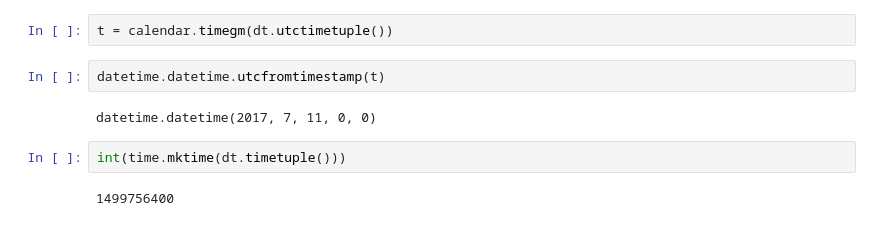
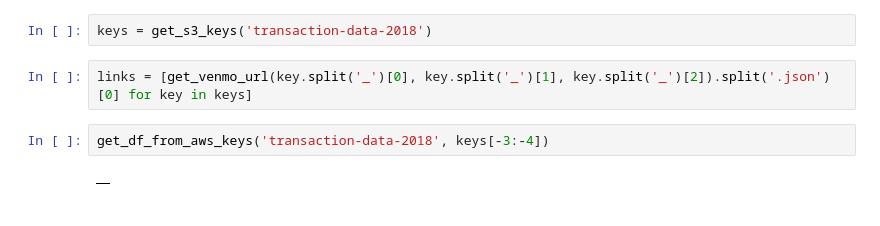
Before and after one commit to ellcrane/venmo, a Jupyter notebook: scrape_venmo.ipynb, the cells around one changed output. Drawn from its saved outputs; the diff is of its cells as text.

```diff
--- a/scrape_venmo.ipynb
+++ b/scrape_venmo.ipynb
@@ -125,10 +144,8 @@ unix1, unix2
-# %%
-t = calendar.timegm(dt.utctimetuple())
-# %%
-datetime.datetime.utcfromtimestamp(t)
-# %% [output]
-datetime.datetime(2017, 7, 11, 0, 0)
-# %%
-int(time.mktime(dt.timetuple()))
-# %% [output]
-1499756400
+# %%
+keys = get_s3_keys('transaction-data-2018')
+# %%
+links = [get_venmo_url(key.split('_')[0], key.split('_')[1], key.split('_')[2]).split('.json')[0] for key in keys]
+# %%
+get_df_from_aws_keys('transaction-data-2018', keys[-3:-4])
+# %% [output]
+|  |
```
Also changed, not shown: parts of 28 cells of this notebook, 1 other file.
